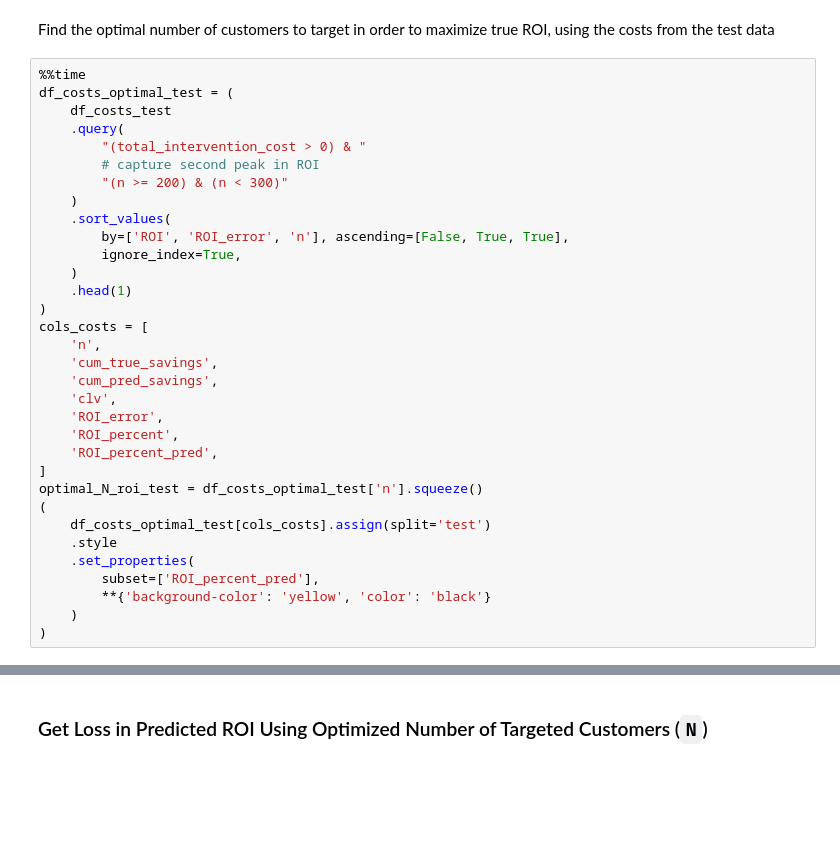
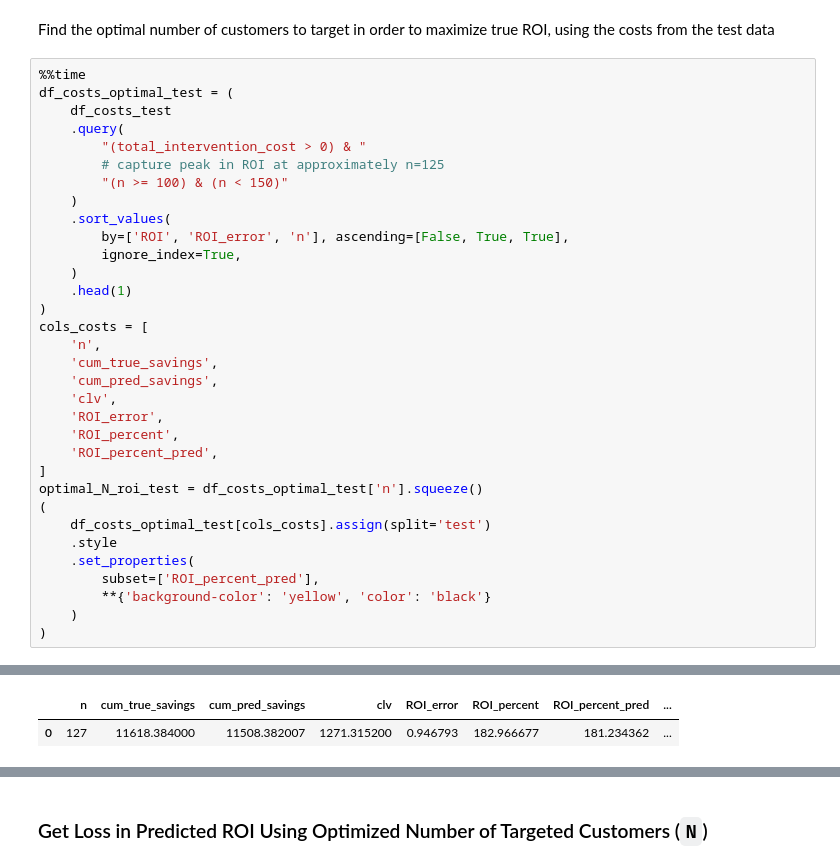
Before and after one commit to edesz/credit-card-churn, a Jupyter notebook: notebooks/06_get_at_risk_and_max_roi_customers_from_business_metrics.ipynb, the cells around one changed output, grey strips where cells are left out. Cells and saved outputs as stored; diff of their text form; blank space fills up the shorter version.

```diff
--- a/notebooks/06_get_at_risk_and_max_roi_customers_from_business_metrics.ipynb
+++ b/notebooks/06_get_at_risk_and_max_roi_customers_from_business_metrics.ipynb
@@ -531,8 +444,8 @@ df_costs_optimal_test = (
     df_costs_test
     .query(
         "(total_intervention_cost > 0) & "
-        # capture second peak in ROI
-        "(n >= 200) & (n < 300)"
+        # capture peak in ROI at approximately n=125
+        "(n >= 100) & (n < 150)"
     )
     .sort_values(
         by=['ROI', 'ROI_error', 'n'], ascending=[False, True, True],
@@ -558,3 +471,4 @@ optimal_N_roi_test = df_costs_optimal_test['n'].squeeze()
         **{'background-color': 'yellow', 'color': 'black'}
     )
 )
+# %% [output]
@@ -561,3 +477,5 @@ optimal_N_roi_test = df_costs_optimal_test['n'].squeeze()
+|  | n | cum_true_savings | cum_pred_savings | clv | ROI_error | ROI_percent | ROI_percent_pred | ... |
+| 0 | 127 | 11618.384000 | 11508.382007 | 1271.315200 | 0.946793 | 182.966677 | 181.234362 | ... |
 # %%
 roi_error_optimal = df_costs_optimal_test['ROI_error'].squeeze()
 true_roi_optimal = df_costs_optimal_test['ROI_percent'].squeeze()
```
Also changed, not shown: parts of 35 cells of this notebook, 10 other files.
